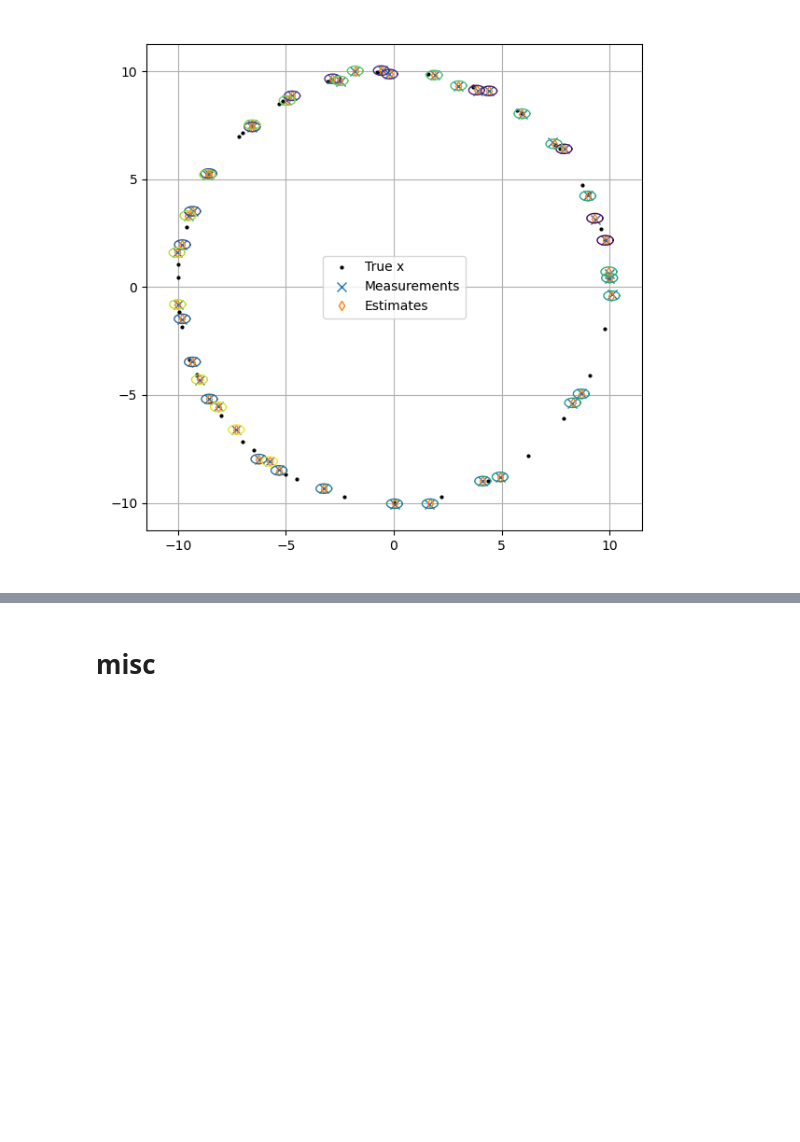
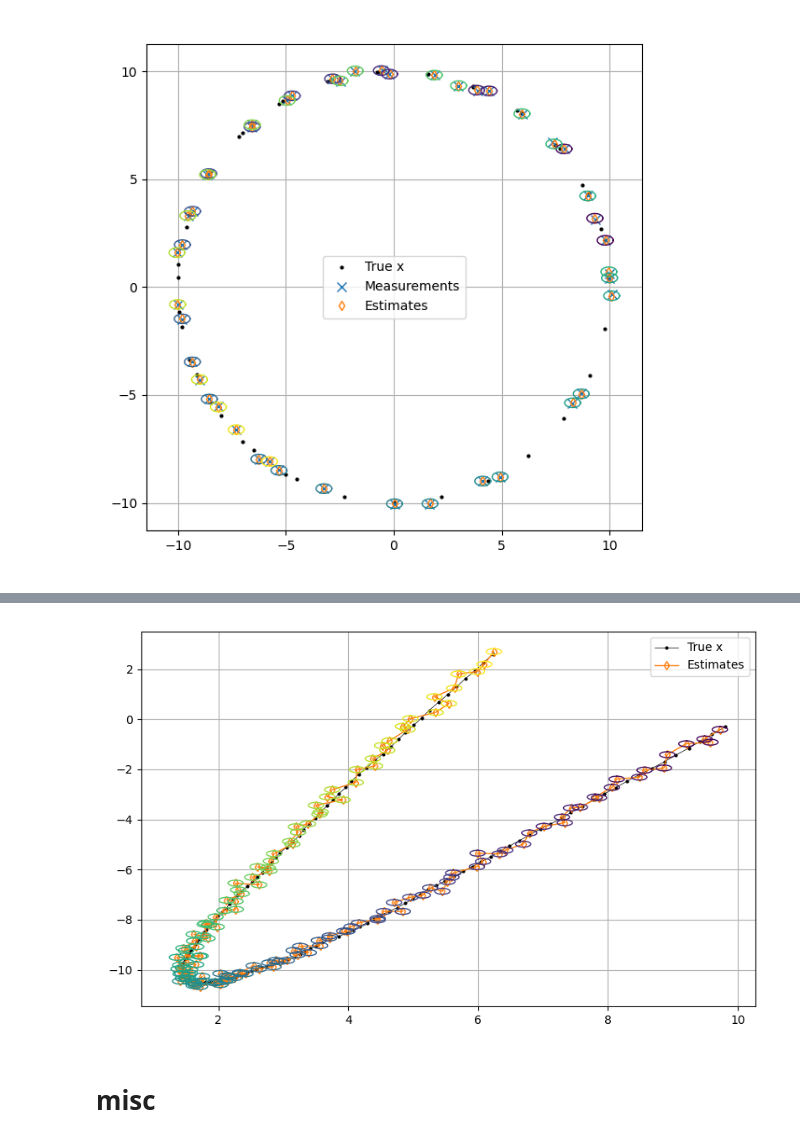
Before and after one commit to igred8/orbital_dynamics_basic, a Jupyter notebook: notebooks/00.1-dev-kalman-igad.ipynb, the cells around one changed output, grey strips where cells are left out. Drawn from its saved outputs; the diff is of its cells as text; code cells hidden in the pictures; blank space fills up the shorter version.

Commit message:
uv project init. 2D const accel example

```diff
--- a/notebooks/00.1-dev-kalman-igad.ipynb
+++ b/notebooks/00.1-dev-kalman-igad.ipynb
@@ -685,0 +670,18 @@ array([[  1.92208245,   9.32657323],
+# %%
+time_step = 0.1
+n_measurements = 150
+timevec = np.arange(n_measurements) * time_step
+
+xtrue_init = np.array([10, 0])
+vtrue_init = np.array([-2, -3])
+
+atrue = np.array([0.230, 0.42])
+ameas = atrue + rng.normal(0, 1e-2, [n_measurements,2])
+vtrue = np.cumsum(time_step*ameas, axis=0) + vtrue_init
+vmeas = vtrue + rng.normal(0, 1e-1, [n_measurements,2])
+xtrue = np.cumsum(time_step*vmeas, axis=0) + xtrue_init
+xmeas = xtrue + rng.normal(0, 1e-1, [n_measurements,2])
+
+# measurements = xmeas
+measurements = np.hstack((xmeas, vmeas))
+print(measurements.shape)
@@ -686,3 +791,42 @@ array([[  1.92208245,   9.32657323],
+# %%
+
+colors = plt.cm.viridis(np.linspace(0, 1, n_measurements))
+
+fig, ax = plt.subplots(1,1, figsize=[8,5], squeeze=True)
+ax.plot(xtrue[:,0], xtrue[:,1], lw=0.5, marker='o', ms=2, color='k', label='True x')
+# ax.plot( measurements[:,0], measurements[:,1], lw=0.5, marker='x', ms=7, color='tab:blue', label='Measurements')
+ax.plot( estimatesxv[:,0], estimatesxv[:,3], lw=1, marker='d', ms=5, color='tab:orange', mfc='none', label='Estimates')
+
+estimates_pos = [est[[0,3]] for est in estimatesxv]
+estimates_cov = kf.get_covariances(which='estimates')
+estimates_pos_cov = [utils.get_position_covariances(cov,state_order=STATE_ORDER) for cov in estimates_cov]
+for i, (xv, cov) in enumerate(zip(estimates_pos, estimates_pos_cov)):
+    xy = utils.generate_covariance_ellipse(xv, cov, enclosed_frac=0.5)
+    ax.plot(xy[0], xy[1], lw=1, color=colors[i])
+    # ax.plot(xv[0], xv[1], c=colors[i])
+ax.legend()
+# ax.plot(timevec, measurements[:,0] - true_positions, lw=0.5, marker='x', ms=7, color='tab:blue', label='Measurement - Truth')
+# ax.plot(timevec, estimates - true_positions, lw=1, marker='x', ms=5, color='tab:red', label='Estimate - Truth')
+# ax.legend()
+
+axkwargs = {
+    # 'xticks': timevec[::10],
+    # 'ylim': [-20, 20],
+    # 'xlabel': 'Time [s]',
+    # 'ylabel': 'Position difference from truth [m]',
+    'aspect': 'equal',
+}
+# axs[1].set(**axkwargs)
+
+# from matplotlib.ticker import FuncFormatter
+# ax.xaxis.set_major_formatter(FuncFormatter(lambda x, _: x / 100))
+# ax.set_xlabel('x (100 m)')
+
+ax.grid(True)
+plt.tight_layout()
+plt.show()
+# %% [output]
+[figure, added]
 # %%
 plt.close('all')
 # %% [markdown]
```
Also changed, not shown: parts of 13 cells of this notebook, 5 other files.
